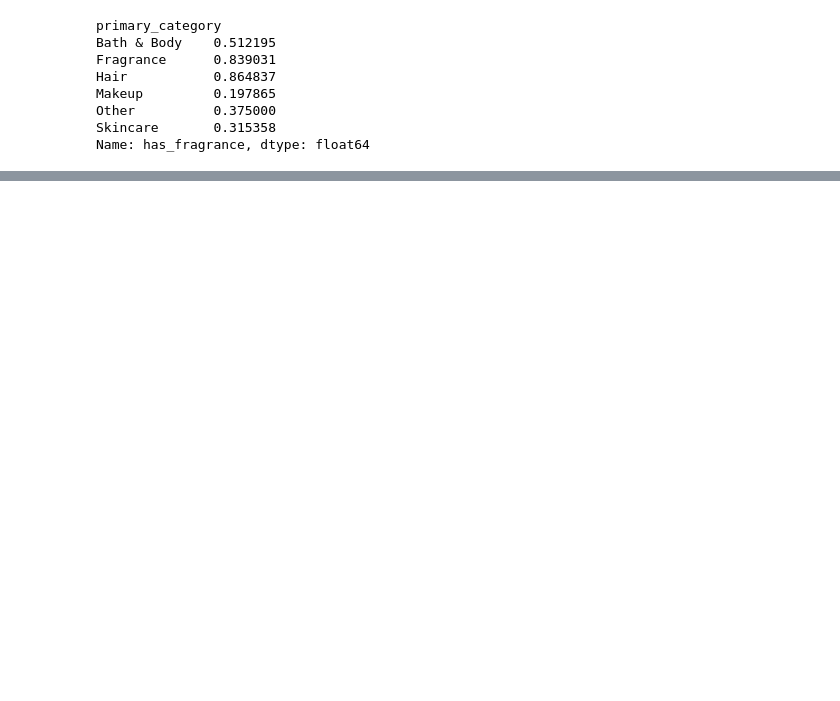
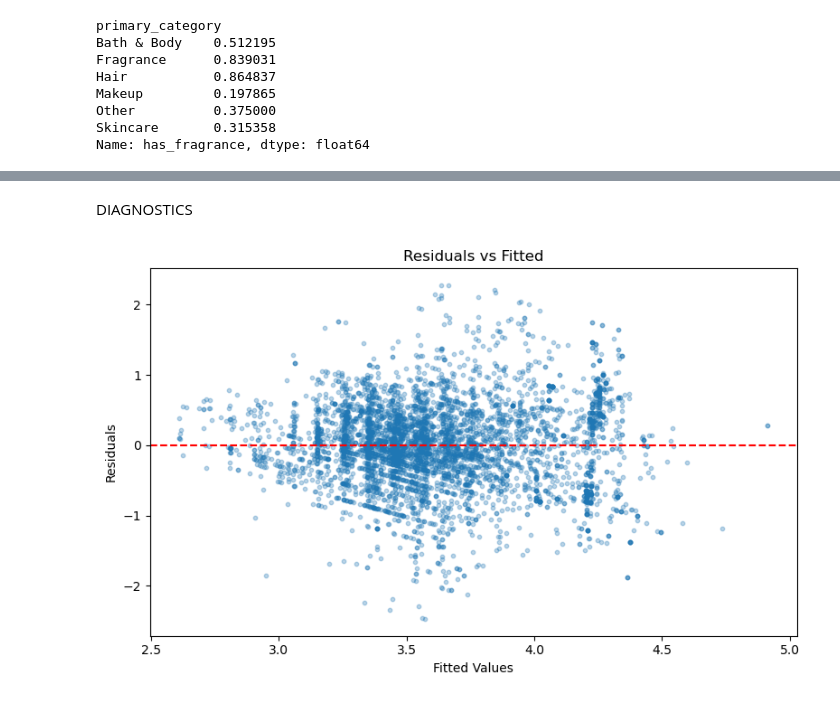
Before and after one commit to DonjhaiH/230A_final_project, a Jupyter notebook: code/full_model.ipynb, the cells around one changed output, grey strips where cells are left out. Drawn from its saved outputs; the diff is of its cells as text; code cells hidden in the pictures; blank space fills up the shorter version.

Commit message:
added diagnostics and model selection.

```diff
--- a/code/full_model.ipynb
+++ b/code/full_model.ipynb
@@ -449,3 +453,6 @@ Skincare       0.315358
 Name: has_fragrance, dtype: float64
 # %%
 new_products.to_csv("../data/new_products.csv")
+# %%
+new_products = pd.read_csv("../data/new_products.csv")
+new_products.shape
@@ -451,0 +598,12 @@ new_products.to_csv("../data/new_products.csv")
+# %%
+m4 = smf.ols(
+    """log_price ~ C(primary_category, Treatment('Skincare'))
+                + sephora_exclusive + limited_edition + online_only + new
+                + size_ml + size_count
+                + has_retinol + has_niacinamide + has_hyaluronic
+                + has_vitamin_c + has_aha_bha + has_peptides
+                + has_spf + has_fragrance + has_ceramides + has_vitamin_e""",
+    data=new_products
+).fit(cov_type="HC2")
+
+print(m4.summary())
@@ -451,0 +628,13 @@ new_products.to_csv("../data/new_products.csv")
+# %% [markdown]
+DIAGNOSTICS
+# %%
+fig, ax = plt.subplots(figsize=(8, 5))
+ax.scatter(m4.fittedvalues, m4.resid, alpha=0.3, s=10)
+ax.axhline(0, color='red', linestyle='--')
+ax.set_xlabel("Fitted Values")
+ax.set_ylabel("Residuals")
+ax.set_title("Residuals vs Fitted")
+plt.tight_layout()
+plt.show()
+# %% [output]
+[figure, added]
```
Also changed, not shown: parts of 15 cells of this notebook.
